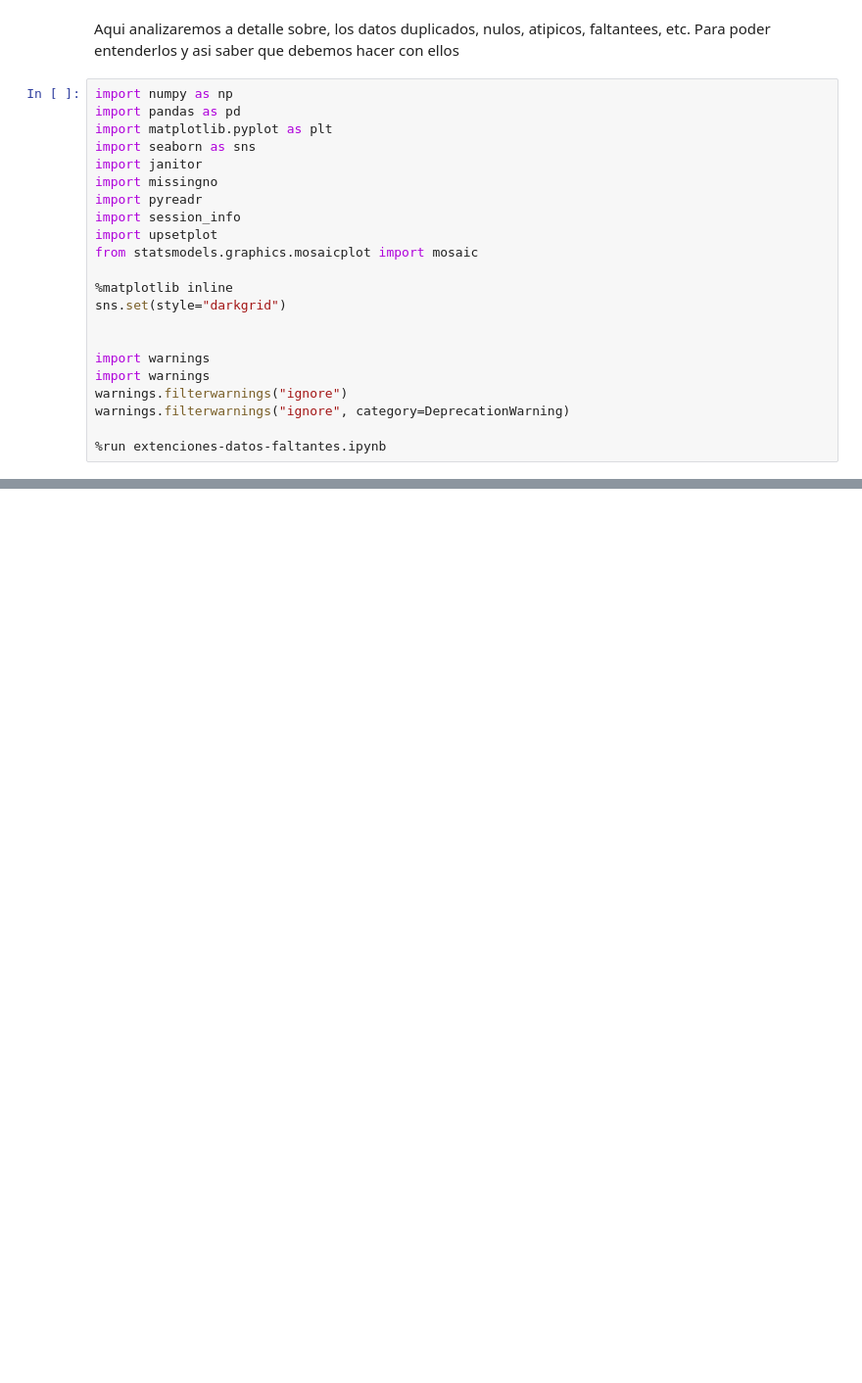
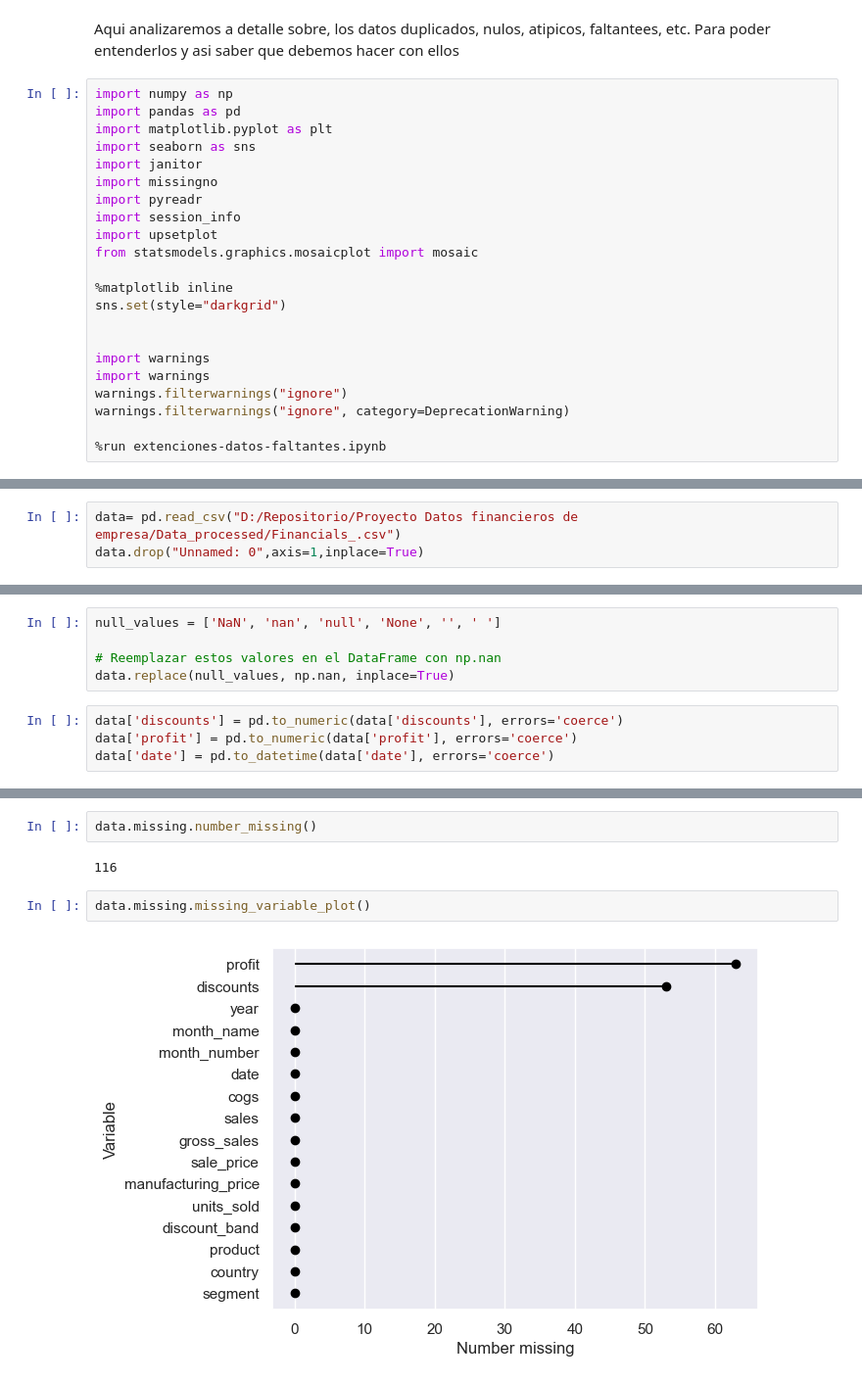
Before and after one commit to jluis-ml/Proyecto-Empresa-Finanzas, a Jupyter notebook: 1_Cleaning_Analitics.ipynb, the cells around one changed output, grey strips where cells are left out. Shown at 98% size. Drawn from its saved outputs; the diff is of its cells as text; blank space fills up the shorter version.

```diff
--- a/1_Cleaning_Analitics.ipynb
+++ b/1_Cleaning_Analitics.ipynb
@@ -38,0 +71,3 @@ warnings.filterwarnings("ignore", category=DeprecationWarning)
+# %%
+data= pd.read_csv("D:/Repositorio/Proyecto Datos financieros de empresa/Data_processed/Financials_.csv")
+data.drop("Unnamed: 0",axis=1,inplace=True)
@@ -38,0 +150,9 @@ warnings.filterwarnings("ignore", category=DeprecationWarning)
+# %%
+null_values = ['NaN', 'nan', 'null', 'None', '', ' ']
+
+# Reemplazar estos valores en el DataFrame con np.nan
+data.replace(null_values, np.nan, inplace=True)
+# %%
+data['discounts'] = pd.to_numeric(data['discounts'], errors='coerce')
+data['profit'] = pd.to_numeric(data['profit'], errors='coerce')
+data['date'] = pd.to_datetime(data['date'], errors='coerce')
@@ -38,0 +209,8 @@ warnings.filterwarnings("ignore", category=DeprecationWarning)
+# %%
+data.missing.number_missing()
+# %% [output]
+116
+# %%
+data.missing.missing_variable_plot()
+# %% [output]
+[figure, added]
```
Also changed, not shown: parts of 36 cells of this notebook, 1 other file.
